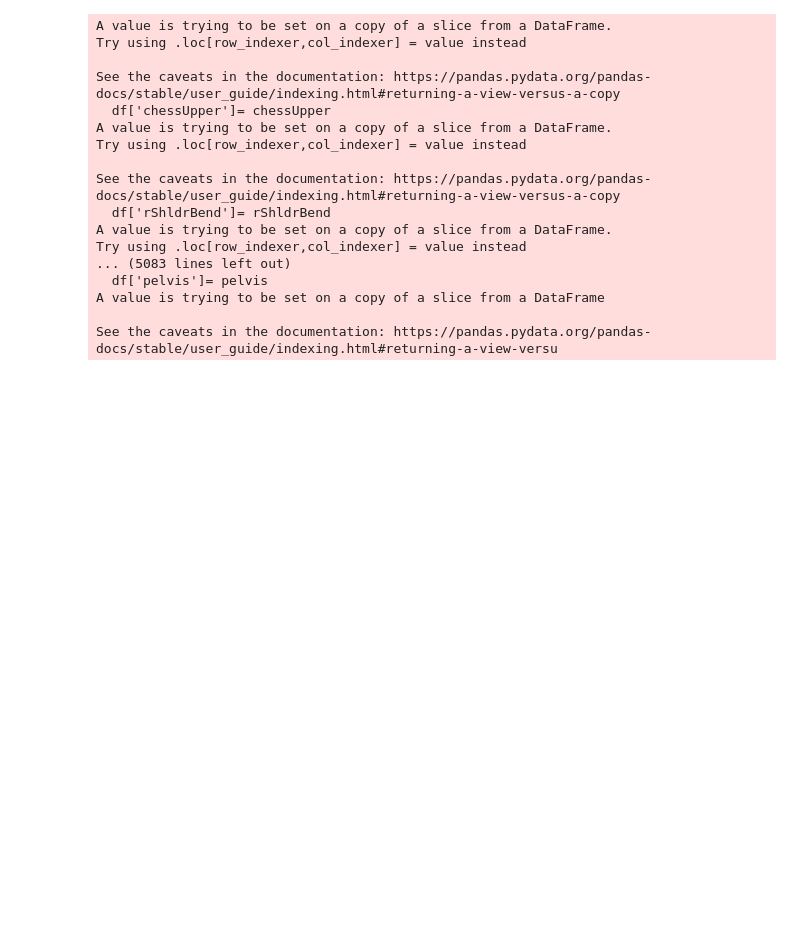
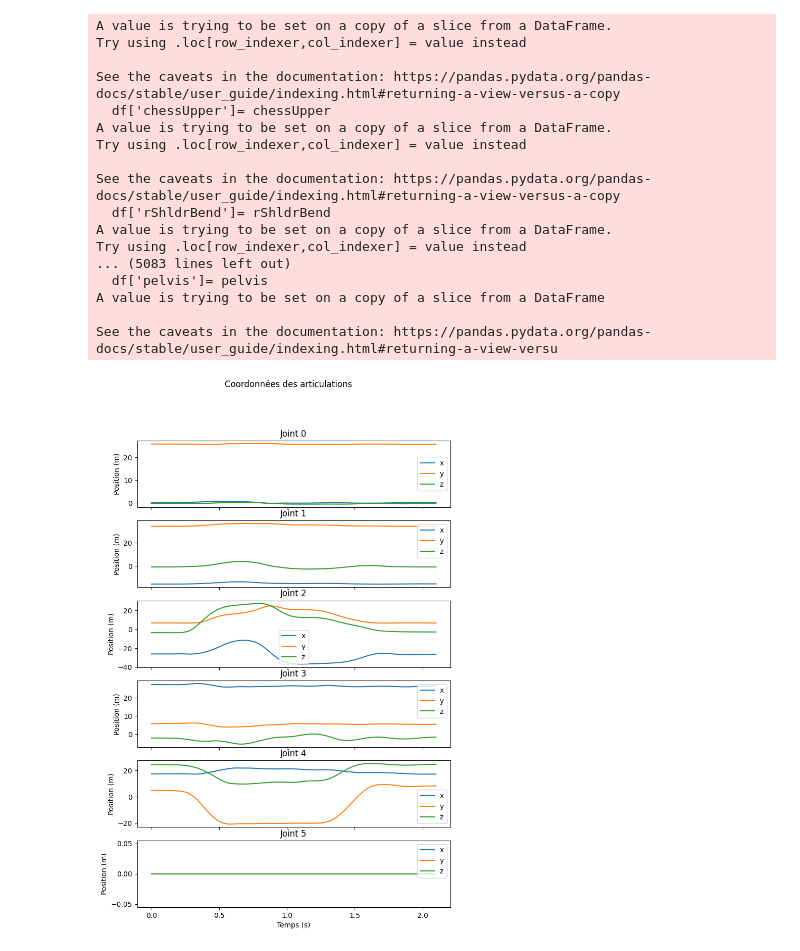
Before and after one commit to ThibaultEllong/HandSignLanguageClassification, a Jupyter notebook: To_Skeleton.ipynb, the cells around one changed output. Saved outputs shown, nothing was run; the diff lists cells and outputs as text; code cells hidden in the pictures; blank space fills up the shorter version.

```diff
--- a/To_Skeleton.ipynb
+++ b/To_Skeleton.ipynb
@@ -146,3 +156,7 @@ Try using .loc[row_indexer,col_indexer] = value instead
 A value is trying to be set on a copy of a slice from a DataFrame
 
 See the caveats in the documentation: https://pandas.pydata.org/pandas-docs/stable/user_guide/indexing.html#returning-a-view-versu
+# %%
+plot_skeleton('Dataset/Skeletons/200.skeleton')
+# %% [output]
+[figure, added]
```
Also changed, not shown: parts of 2 cells of this notebook.
